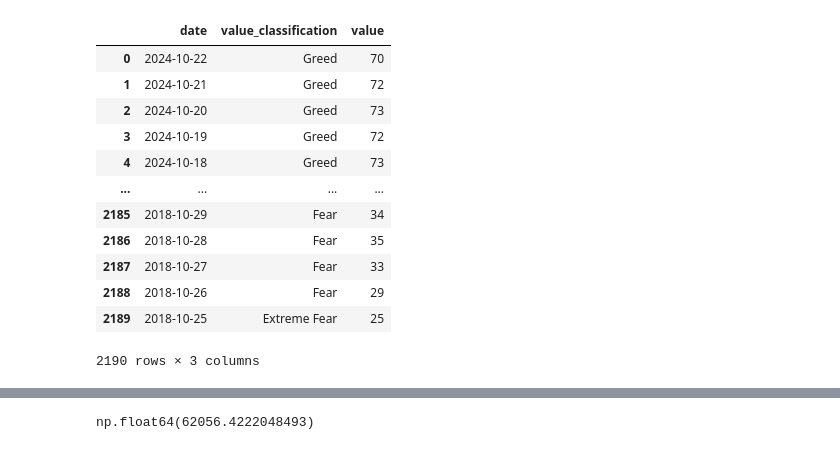
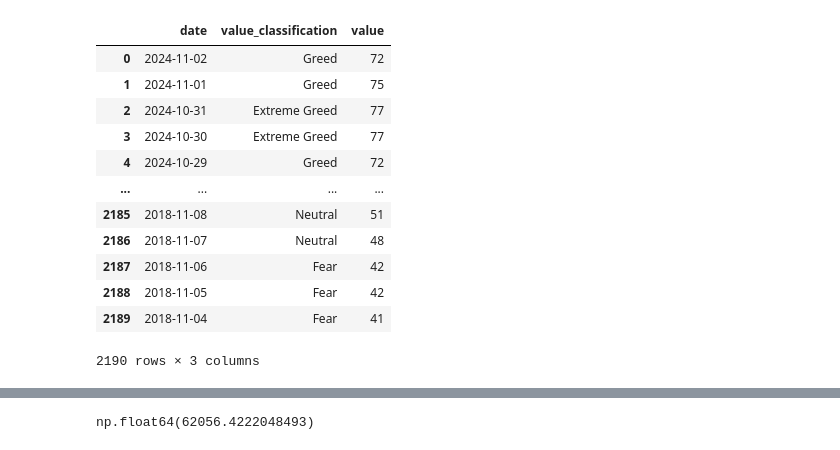
Before and after one commit to yangforbig/Crypto-Fear-Greed-Index-Graph, a Jupyter notebook: script/stream_data.ipynb, the cells around one changed output, grey strips where cells are left out. Saved outputs shown, nothing was run; the diff lists cells and outputs as text; code cells hidden in the pictures.

```diff
--- a/script/stream_data.ipynb
+++ b/script/stream_data.ipynb
@@ -178,17 +138,17 @@ The behavior of DataFrame concatenation with empty or all-NA entries is deprecat
 # %%
-# fear_greed_df = get_fear_greed_data(365*6)
+fear_greed_df = get_fear_greed_data(365*6)
 fear_greed_df
 # %% [output]
 |  | date | value_classification | value |
-| 0 | 2024-10-22 | Greed | 70 |
-| 1 | 2024-10-21 | Greed | 72 |
-| 2 | 2024-10-20 | Greed | 73 |
-| 3 | 2024-10-19 | Greed | 72 |
-| 4 | 2024-10-18 | Greed | 73 |
+| 0 | 2024-11-02 | Greed | 72 |
+| 1 | 2024-11-01 | Greed | 75 |
+| 2 | 2024-10-31 | Extreme Greed | 77 |
+| 3 | 2024-10-30 | Extreme Greed | 77 |
+| 4 | 2024-10-29 | Greed | 72 |
 | ... | ... | ... | ... |
-| 2185 | 2018-10-29 | Fear | 34 |
-| 2186 | 2018-10-28 | Fear | 35 |
-| 2187 | 2018-10-27 | Fear | 33 |
-| 2188 | 2018-10-26 | Fear | 29 |
-| 2189 | 2018-10-25 | Extreme Fear | 25 |
+| 2185 | 2018-11-08 | Neutral | 51 |
+| 2186 | 2018-11-07 | Neutral | 48 |
+| 2187 | 2018-11-06 | Fear | 42 |
+| 2188 | 2018-11-05 | Fear | 42 |
+| 2189 | 2018-11-04 | Fear | 41 |
 2190 rows × 3 columns
```
Also changed, not shown: parts of 46 cells of this notebook, 2 other files.
